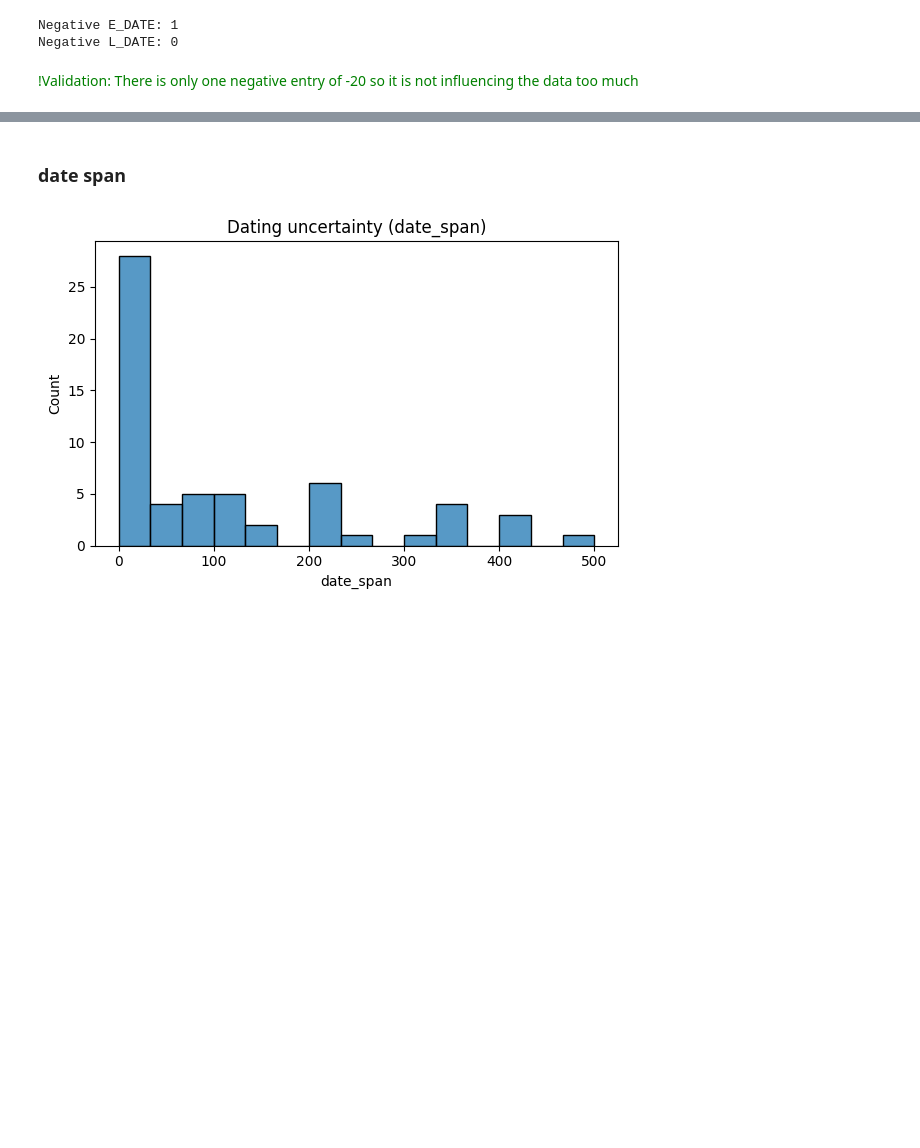
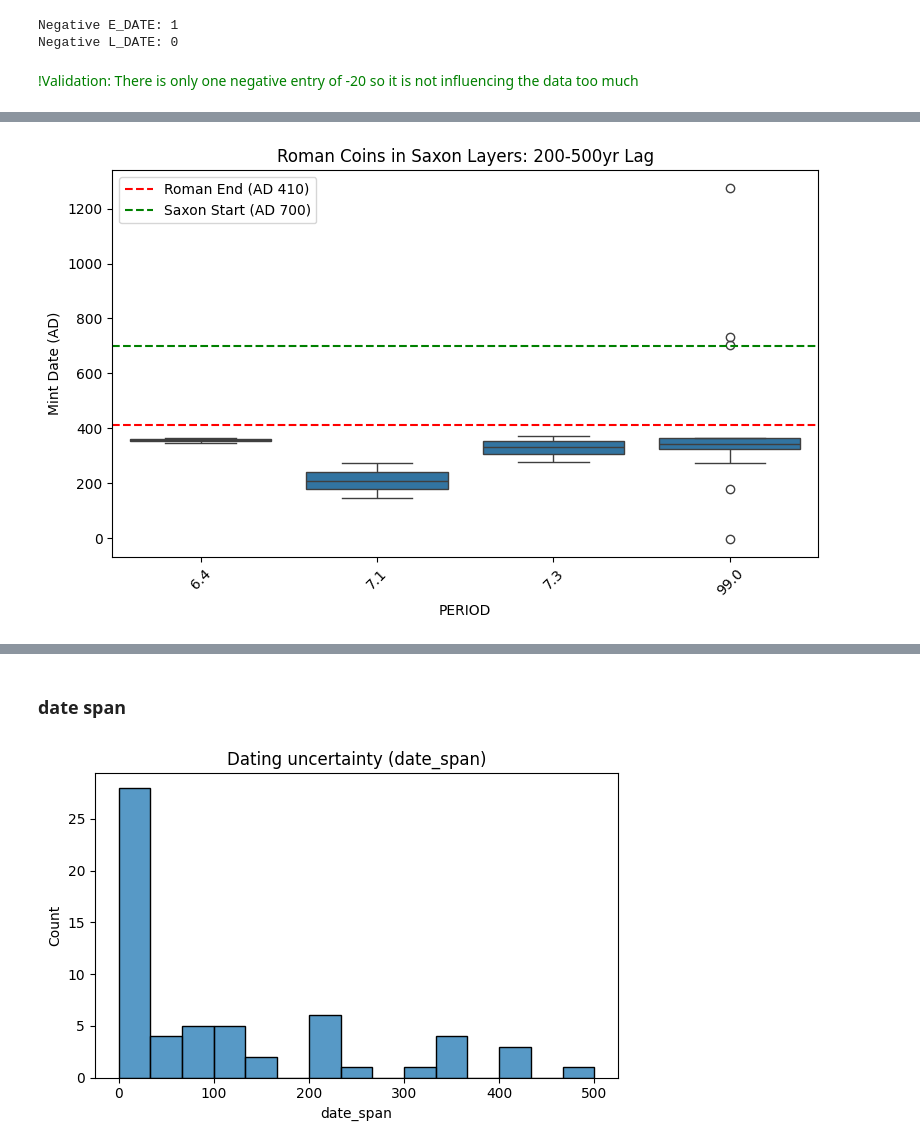
Before and after one commit to berniberniberni/ML_DHC_Conington_Coindata, a Jupyter notebook: notebooks/01_conington_eda_and_cleaning.ipynb, the cells around one changed output, grey strips where cells are left out. Saved outputs shown, nothing was run; the diff lists cells and outputs as text; code cells hidden in the pictures; blank space fills up the shorter version.

```diff
--- a/notebooks/01_conington_eda_and_cleaning.ipynb
+++ b/notebooks/01_conington_eda_and_cleaning.ipynb
@@ -274,0 +288,12 @@ Negative L_DATE: 0
+# %%
+# 2.5 Deposition Lag Analysis
+coins_plot = coins[
+    coins["COIN_TYPE"].isin(["COIN", "COPY"]) &
+    coins["mid_date"].notna()
+]
+
+lag_summary = coins_plot.groupby("PERIOD")["mid_date"].agg(
+    count="count", mean="mean", min="min", max="max"
+).round(0).astype({"count": int})
+lag_summary.columns = ["# Coins", "Avg Mint (AD)", "Earliest", "Latest"]
+print(lag_summary)
@@ -274,0 +344,13 @@ Negative L_DATE: 0
+# %%
+plt.figure(figsize=(8,5))
+sns.boxplot(data=coins_plot, x="PERIOD", y="mid_date")
+plt.title("Roman Coins in Saxon Layers: 200-500yr Lag")
+plt.xticks(rotation=45)
+plt.ylabel("Mint Date (AD)")
+plt.axhline(y=410, color='r', linestyle='--', label="Roman End (AD 410)")
+plt.axhline(y=700, color='g', linestyle='--', label="Saxon Start (AD 700)")
+plt.legend()
+plt.tight_layout()
+plt.show()
+# %% [output]
+[figure, added]
```
Also changed, not shown: parts of 14 cells of this notebook, 8 other files.
